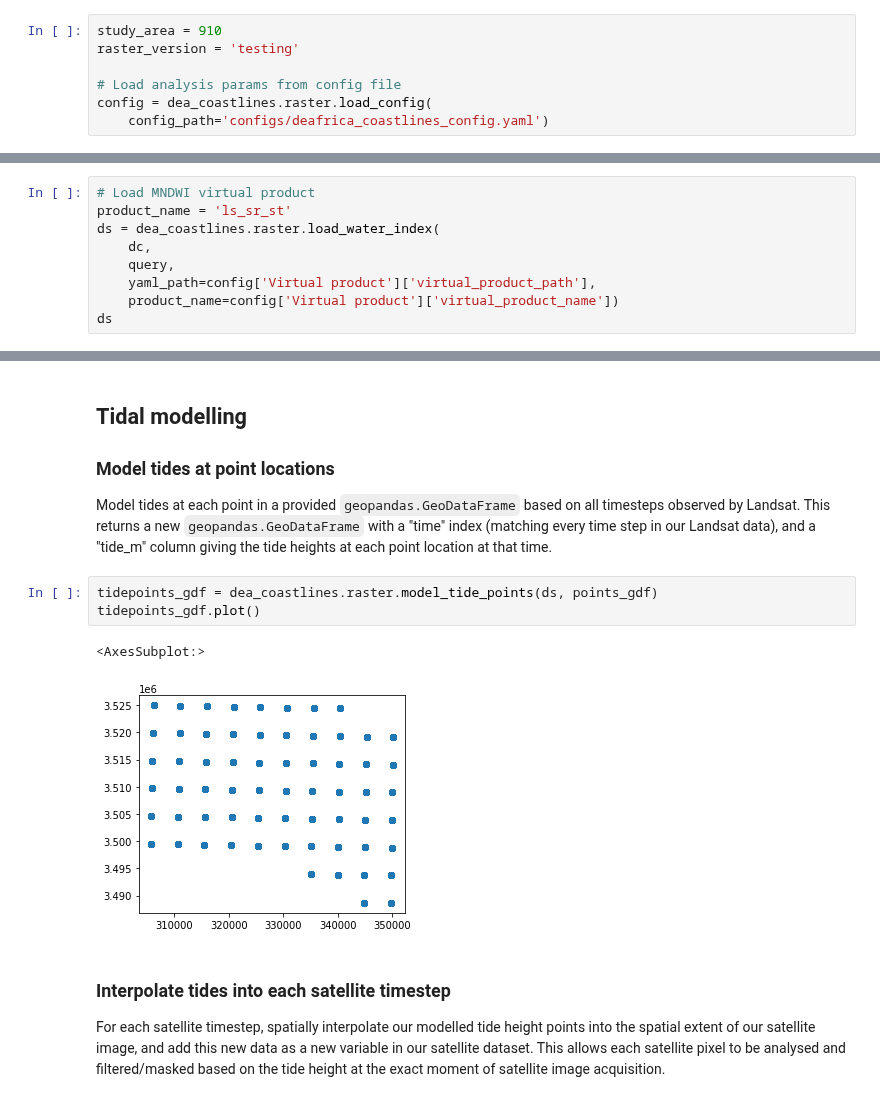
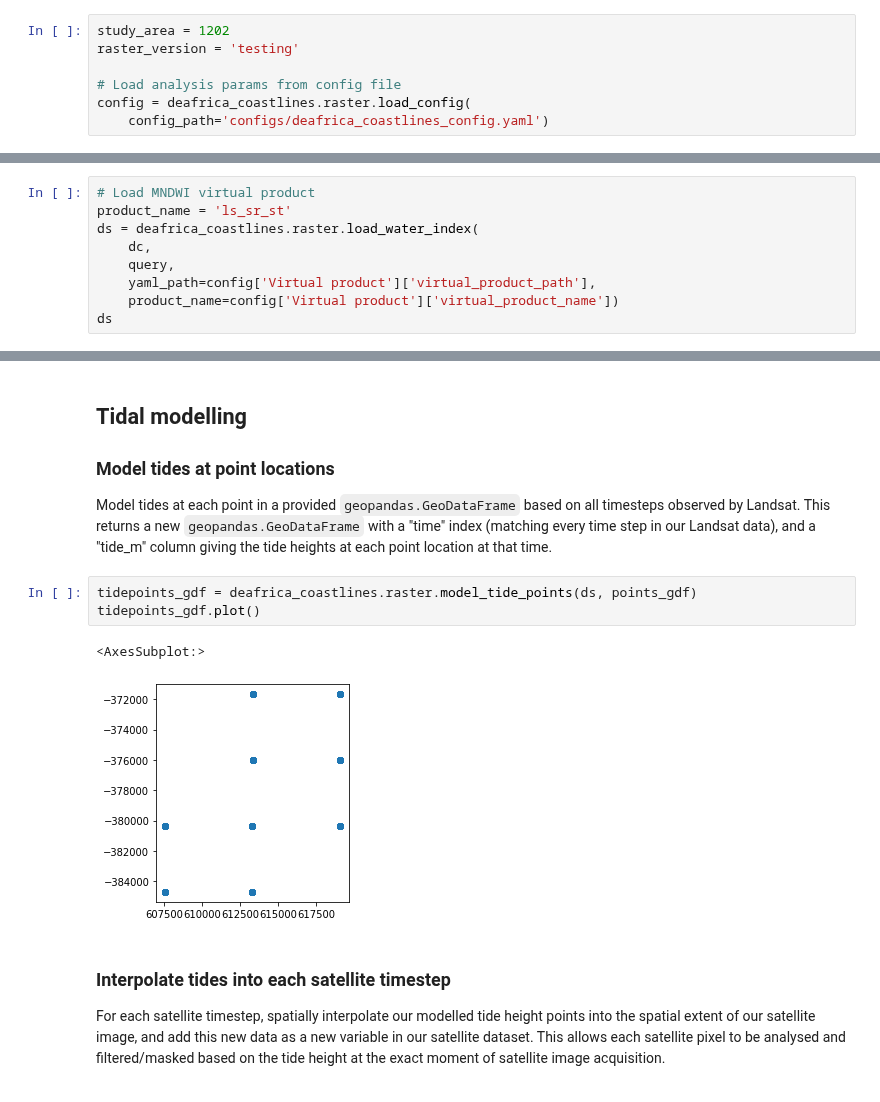
Before and after one commit to GeoscienceAustralia/dea-coastlines, a Jupyter notebook: notebooks/DEAfricaCoastlines_generation_raster.ipynb, the cells around one changed output, grey strips where cells are left out. Saved outputs shown, nothing was run; the diff lists cells and outputs as text.

Commit message:
Rename dea_coastlines to deafrica_coastlines

```diff
--- a/notebooks/DEAfricaCoastlines_generation_raster.ipynb
+++ b/notebooks/DEAfricaCoastlines_generation_raster.ipynb
@@ -57,11 +57,11 @@ client = create_local_dask_cluster(return_client=True)
 # %% [markdown]
 ### Set analysis parameters
 # %%
-study_area = 910
+study_area = 1202
 raster_version = 'testing'
 
 # Load analysis params from config file
-config = dea_coastlines.raster.load_config(
+config = deafrica_coastlines.raster.load_config(
     config_path='configs/deafrica_coastlines_config.yaml')
 # %% [markdown]
 ### Load supplementary data
@@ -98,7 +98,7 @@ For Digital Earth Australia Coastlines, this is achieved using [ODC Virtual Prod
 # %%
 # Load MNDWI virtual product
 product_name = 'ls_sr_st'
-ds = dea_coastlines.raster.load_water_index(
+ds = deafrica_coastlines.raster.load_water_index(
     dc,
     query,
     yaml_path=config['Virtual product']['virtual_product_path'],
@@ -135,11 +135,11 @@ Model tides at each point in a provided `geopandas.GeoDataFrame` based on all ti
 (matching every time step in our Landsat data), and a "tide_m" column giving the
 tide heights at each point location at that time.
 # %%
-tidepoints_gdf = dea_coastlines.raster.model_tide_points(ds, points_gdf)
+tidepoints_gdf = deafrica_coastlines.raster.model_tide_points(ds, points_gdf)
 tidepoints_gdf.plot()
 # %% [output]
 <AxesSubplot:>
-[figure, old version]
+[figure, new version]
 # %% [markdown]
 ### Interpolate tides into each satellite timestep
 For each satellite timestep, spatially interpolate our modelled tide height points into the spatial extent of our satellite image, and add this new data as a new variable in our satellite dataset. This allows each satellite pixel to be analysed and filtered/masked based on the tide height at the exact moment of satellite image acquisition.
```
Also changed, not shown: parts of 6 cells of this notebook, 9 other files.
